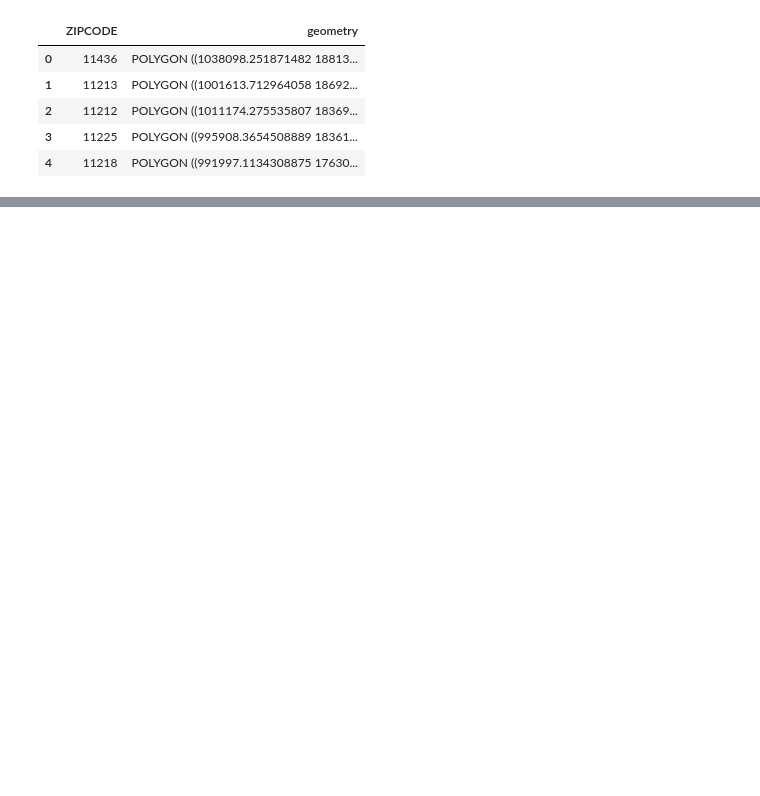
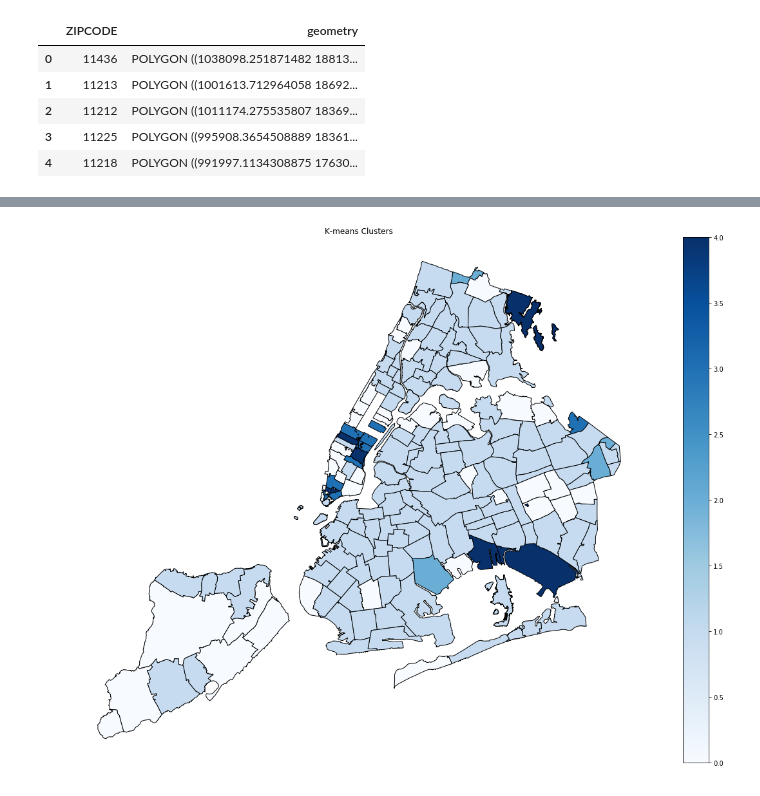
Before and after one commit to jazzzchan/PUI2017_yc3300, a Jupyter notebook: HW11_yc3300/HW11_Assignment1.ipynb, the cells around one changed output, grey strips where cells are left out. Drawn from its saved outputs; the diff is of its cells as text; code cells hidden in the pictures; blank space fills up the shorter version.

```diff
--- a/HW11_yc3300/HW11_Assignment1.ipynb
+++ b/HW11_yc3300/HW11_Assignment1.ipynb
@@ -187,0 +314,2 @@ df = df[['est', '']]
+# %%
+geo_cluster = zipshp.merge(std_df[['KLABEL', 'AGCLABEL']], left_on='ZIPCODE', right_index=True)
@@ -187,0 +375,9 @@ df = df[['est', '']]
+# %%
+fig2 = pl.figure(figsize=(20,15))
+ax2 = fig2.add_subplot(111)
+
+geo_cluster.plot(ax=ax2, column='KLABEL', cmap='Blues', edgecolor='k', lw=1, legend=True)
+ax2.set_title('K-means Clusters')
+ax2.axis('off');
+# %% [output]
+[figure, added]
```
Also changed, not shown: parts of 38 cells of this notebook.
